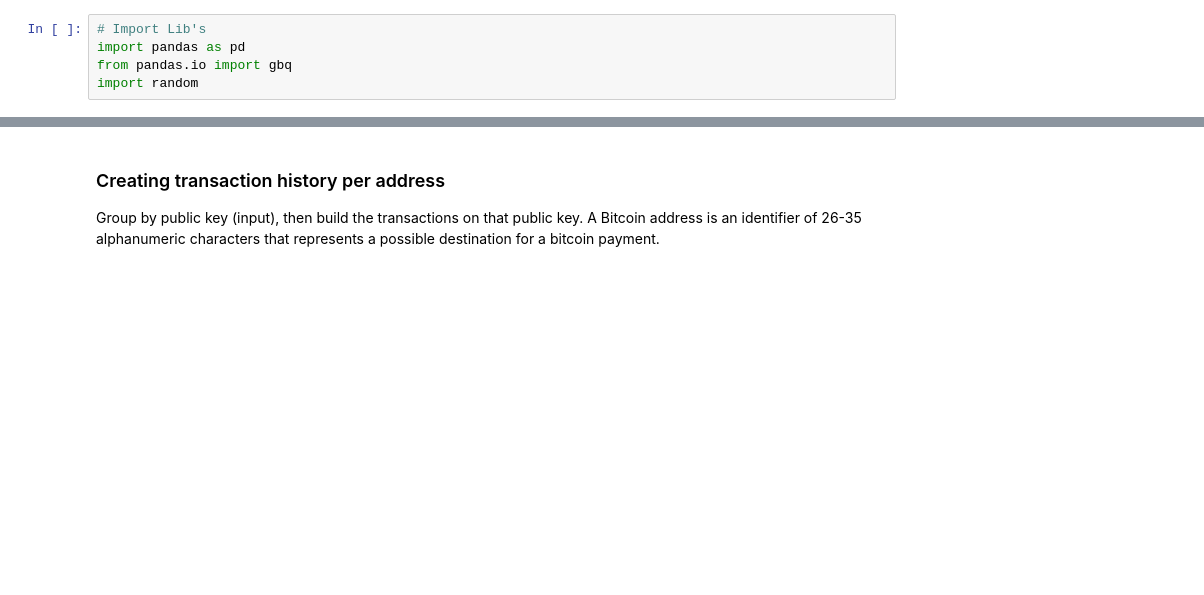
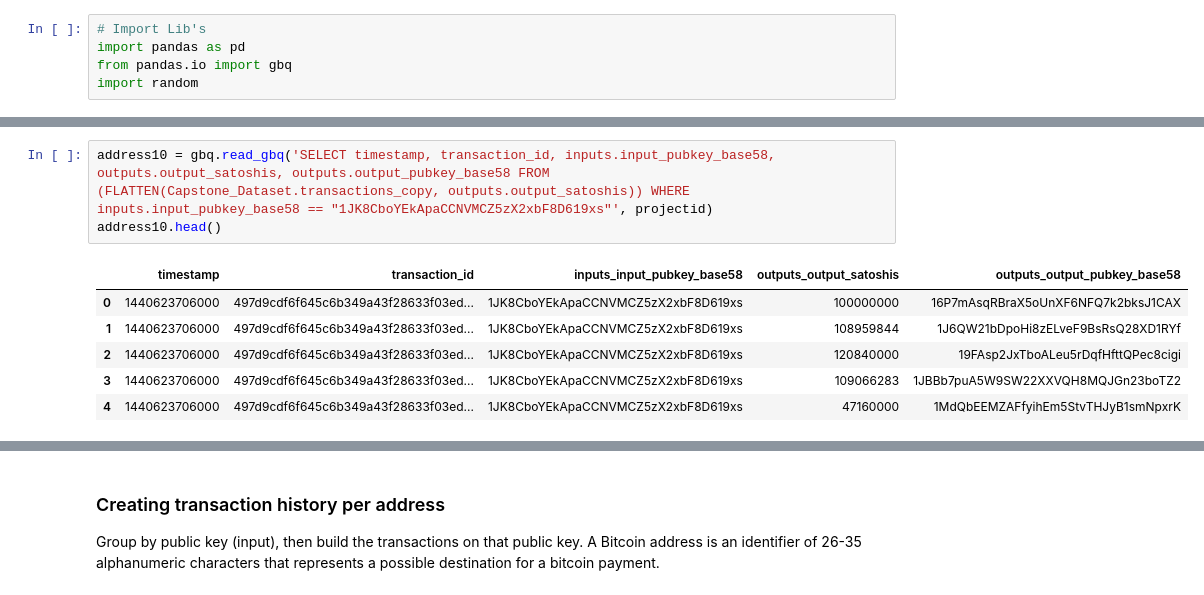
Before and after one commit to timbo112711/Risk-Scoring-for-Cryptocurrency-Transactions-on-the-Blockchain---MSDS-Capstone, a Jupyter notebook: Code/Blockchain.ipynb, the cells around one changed output, grey strips where cells are left out. Drawn from its saved outputs; the diff is of its cells as text; blank space fills up the shorter version.

```diff
--- a/Code/Blockchain.ipynb
+++ b/Code/Blockchain.ipynb
@@ -57,0 +123,10 @@ transaction
+# %%
+address10 = gbq.read_gbq('SELECT timestamp, transaction_id, inputs.input_pubkey_base58, outputs.output_satoshis, outputs.output_pubkey_base58 FROM (FLATTEN(Capstone_Dataset.transactions_copy, outputs.output_satoshis)) WHERE inputs.input_pubkey_base58 == "1JK8CboYEkApaCCNVMCZ5zX2xbF8D619xs"', projectid)
+address10.head()
+# %% [output]
+|  | timestamp | transaction_id | inputs_input_pubkey_base58 | outputs_output_satoshis | outputs_output_pubkey_base58 |
+| 0 | 1440623706000 | 497d9cdf6f645c6b349a43f28633f03ed... | 1JK8CboYEkApaCCNVMCZ5zX2xbF8D619xs | 100000000 | 16P7mAsqRBraX5oUnXF6NFQ7k2bksJ1CAX |
+| 1 | 1440623706000 | 497d9cdf6f645c6b349a43f28633f03ed... | 1JK8CboYEkApaCCNVMCZ5zX2xbF8D619xs | 108959844 | 1J6QW21bDpoHi8zELveF9BsRsQ28XD1RYf |
+| 2 | 1440623706000 | 497d9cdf6f645c6b349a43f28633f03ed... | 1JK8CboYEkApaCCNVMCZ5zX2xbF8D619xs | 120840000 | 19FAsp2JxTboALeu5rDqfHfttQPec8cigi |
+| 3 | 1440623706000 | 497d9cdf6f645c6b349a43f28633f03ed... | 1JK8CboYEkApaCCNVMCZ5zX2xbF8D619xs | 109066283 | 1JBBb7puA5W9SW22XXVQH8MQJGn23boTZ2 |
+| 4 | 1440623706000 | 497d9cdf6f645c6b349a43f28633f03ed... | 1JK8CboYEkApaCCNVMCZ5zX2xbF8D619xs | 47160000 | 1MdQbEEMZAFfyihEm5StvTHJyB1smNpxrK |
```
Also changed, not shown: parts of 25 cells of this notebook.
